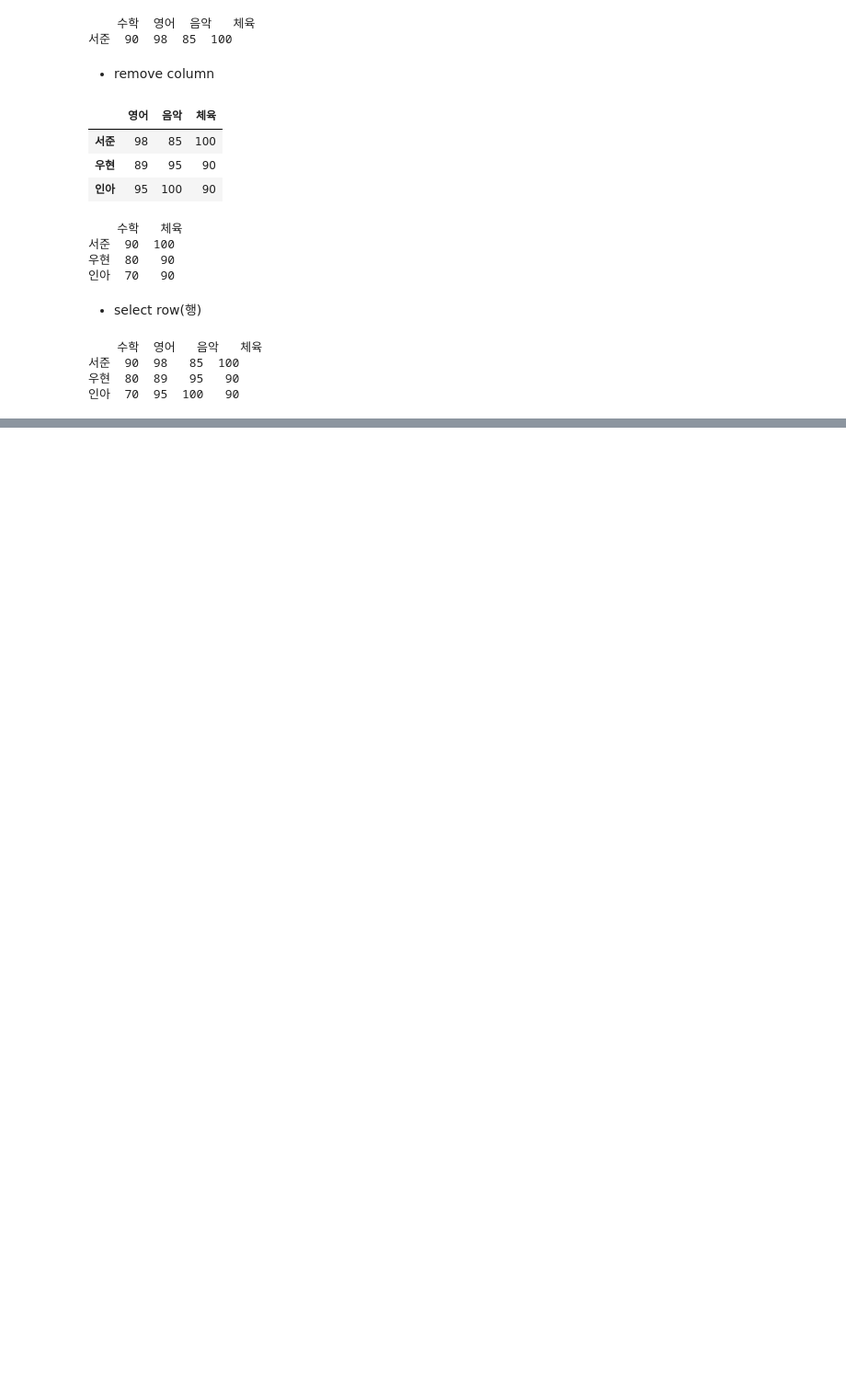
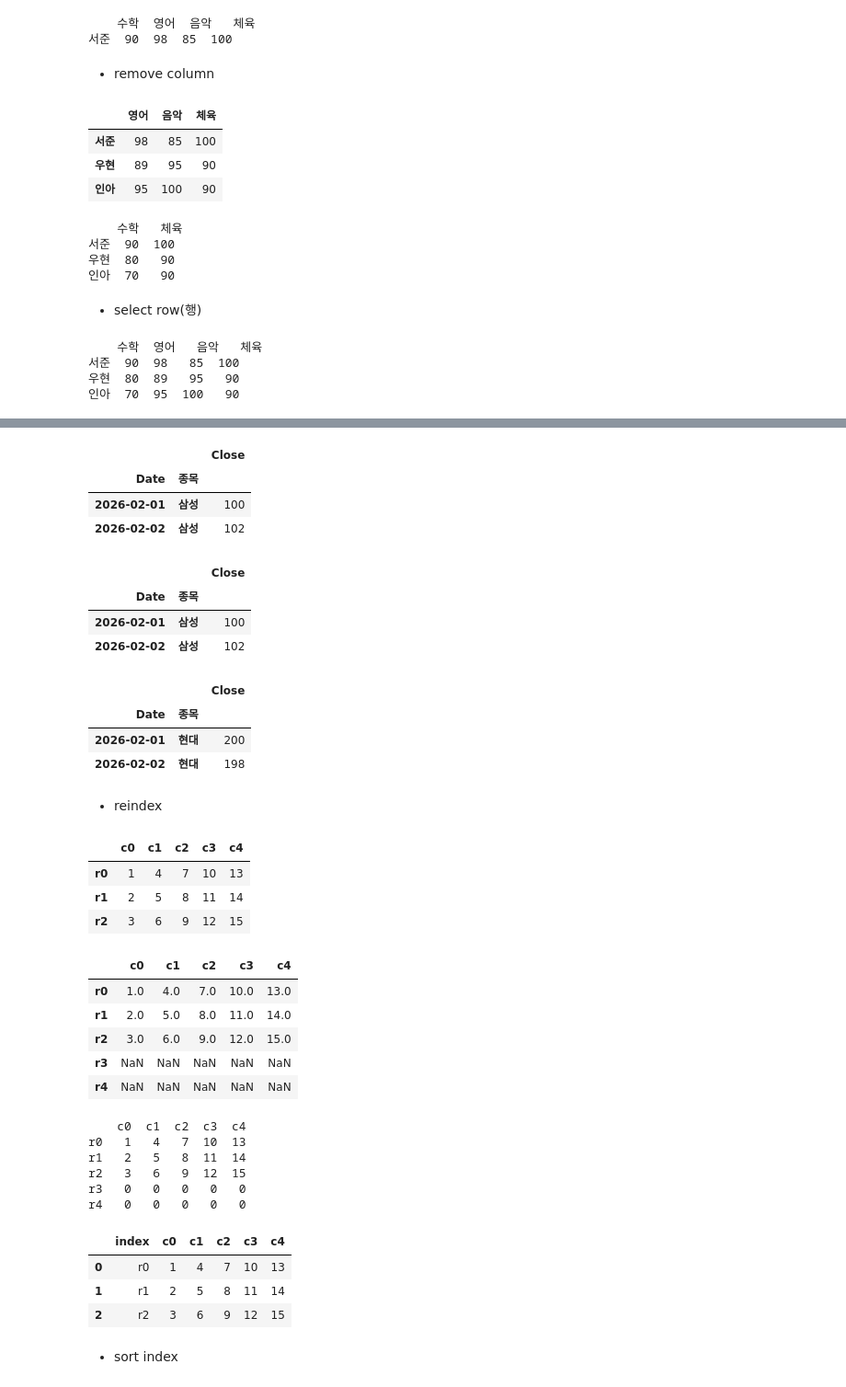
Before and after one commit to hyeonn31/Project_Ubion, a Jupyter notebook: 01. 프로그래밍 기초/02. 데이터분석/src/01.pandas(basic).ipynb, the cells around one changed output, grey strips where cells are left out. Shown at 92% size. Cells and saved outputs as stored; diff of their text form; code cells hidden in the pictures; blank space fills up the shorter version.

```diff
--- a/01. 프로그래밍 기초/02. 데이터분석/src/01.pandas(basic).ipynb
+++ b/01. 프로그래밍 기초/02. 데이터분석/src/01.pandas(basic).ipynb
@@ -329,0 +728,74 @@ print(position3)
+# %%
+df.loc[(slice(None), '삼성'), :]  # 모든날짜 + 삼성 + 모든 열 추출
+# %% [output]
+|  |  | Close |
+| Date | 종목 |  |
+| 2026-02-01 | 삼성 | 100 |
+| 2026-02-02 | 삼성 | 102 |
+# %%
+# 2026년 2월 + 삼성
+# slice(시작 날짜, 끝 날짜, 간격)
+df.loc[(slice('2026-02-01', '2026-02-28'), '삼성'), :]
+# %% [output]
+|  |  | Close |
+| Date | 종목 |  |
+| 2026-02-01 | 삼성 | 100 |
+| 2026-02-02 | 삼성 | 102 |
+# %%
+# 2026년 2월 + 현대
+df.loc[(slice('2026-02-01', '2026-02-28'), '현대'), :]
+# %% [output]
+|  |  | Close |
+| Date | 종목 |  |
+| 2026-02-01 | 현대 | 200 |
+| 2026-02-02 | 현대 | 198 |
+# %% [markdown]
+* reindex
+# %%
+import pandas as pd
+
+dict_data = {'c0':[1,2,3], 'c1':[4,5,6], 'c2':[7,8,9], 'c3':[10,11,12], 'c4':[13,14,15]}
+
+df = pd.DataFrame(dict_data, index=['r0', 'r1', 'r2'])
+df
+# %% [output]
+|  | c0 | c1 | c2 | c3 | c4 |
+| r0 | 1 | 4 | 7 | 10 | 13 |
+| r1 | 2 | 5 | 8 | 11 | 14 |
+| r2 | 3 | 6 | 9 | 12 | 15 |
+# %%
+# 인덱스를 [r0, r1, r2, r3, r4]로 재지정
+new_index = ['r0', 'r1', 'r2', 'r3', 'r4']
+ndf = df.reindex(new_index)
+ndf
+# %% [output]
+|  | c0 | c1 | c2 | c3 | c4 |
+| r0 | 1.0 | 4.0 | 7.0 | 10.0 | 13.0 |
+| r1 | 2.0 | 5.0 | 8.0 | 11.0 | 14.0 |
+| r2 | 3.0 | 6.0 | 9.0 | 12.0 | 15.0 |
+| r3 | NaN | NaN | NaN | NaN | NaN |
+| r4 | NaN | NaN | NaN | NaN | NaN |
+# %%
+
+# reindex로 발생한 NaN값을 숫자 0으로 채우기
+new_index = ['r0', 'r1', 'r2', 'r3', 'r4']
+ndf2 = df.reindex(new_index, fill_value=0)
+print(ndf2)
+# %% [output]
+    c0  c1  c2  c3  c4
+r0   1   4   7  10  13
+r1   2   5   8  11  14
+r2   3   6   9  12  15
+r3   0   0   0   0   0
+r4   0   0   0   0   0
+# %%
+# 행 인덱스를 정수형으로 초기화
+ndf = df.reset_index()
+ndf
+# %% [output]
+|  | index | c0 | c1 | c2 | c3 | c4 |
+| 0 | r0 | 1 | 4 | 7 | 10 | 13 |
+| 1 | r1 | 2 | 5 | 8 | 11 | 14 |
+| 2 | r2 | 3 | 6 | 9 | 12 | 15 |
+# %% [markdown]
+* sort index
```
Also changed, not shown: parts of 85 cells of this notebook.
